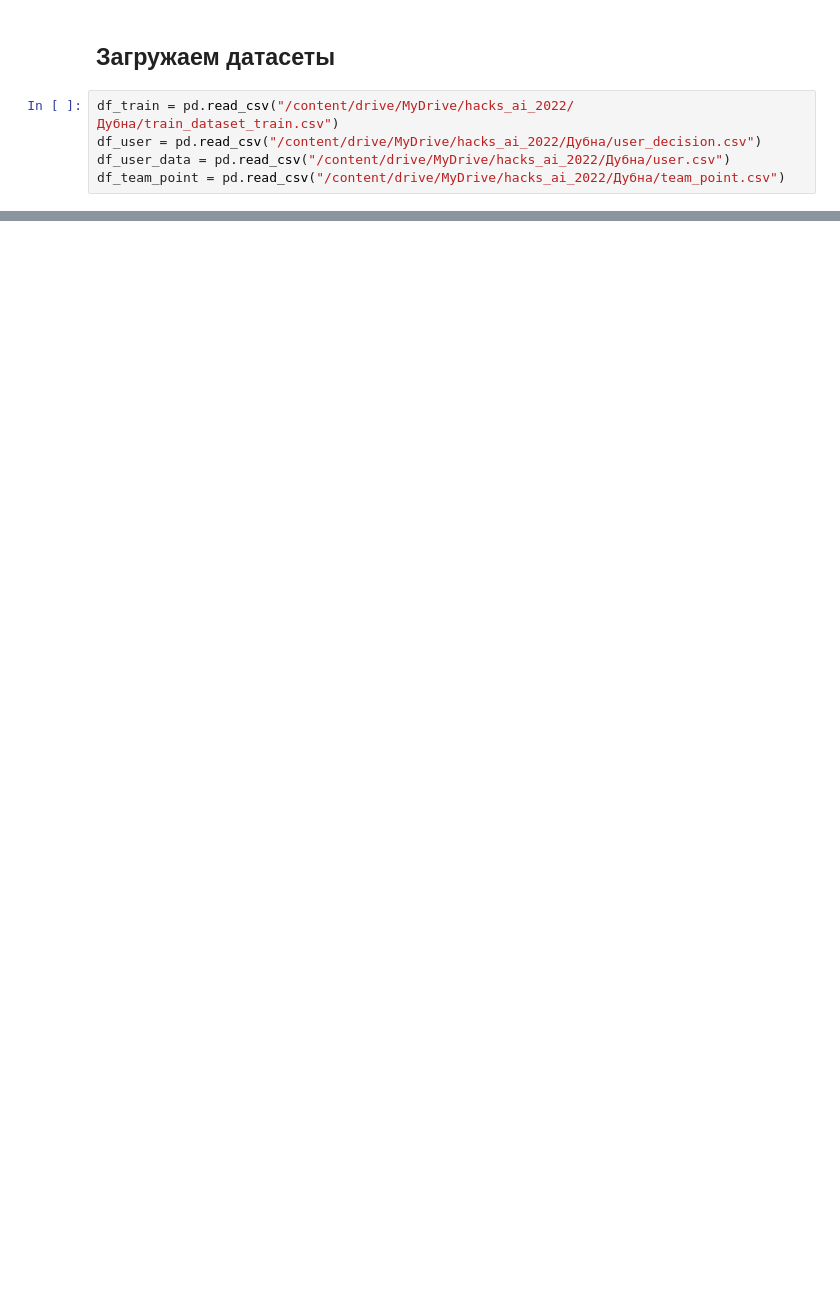
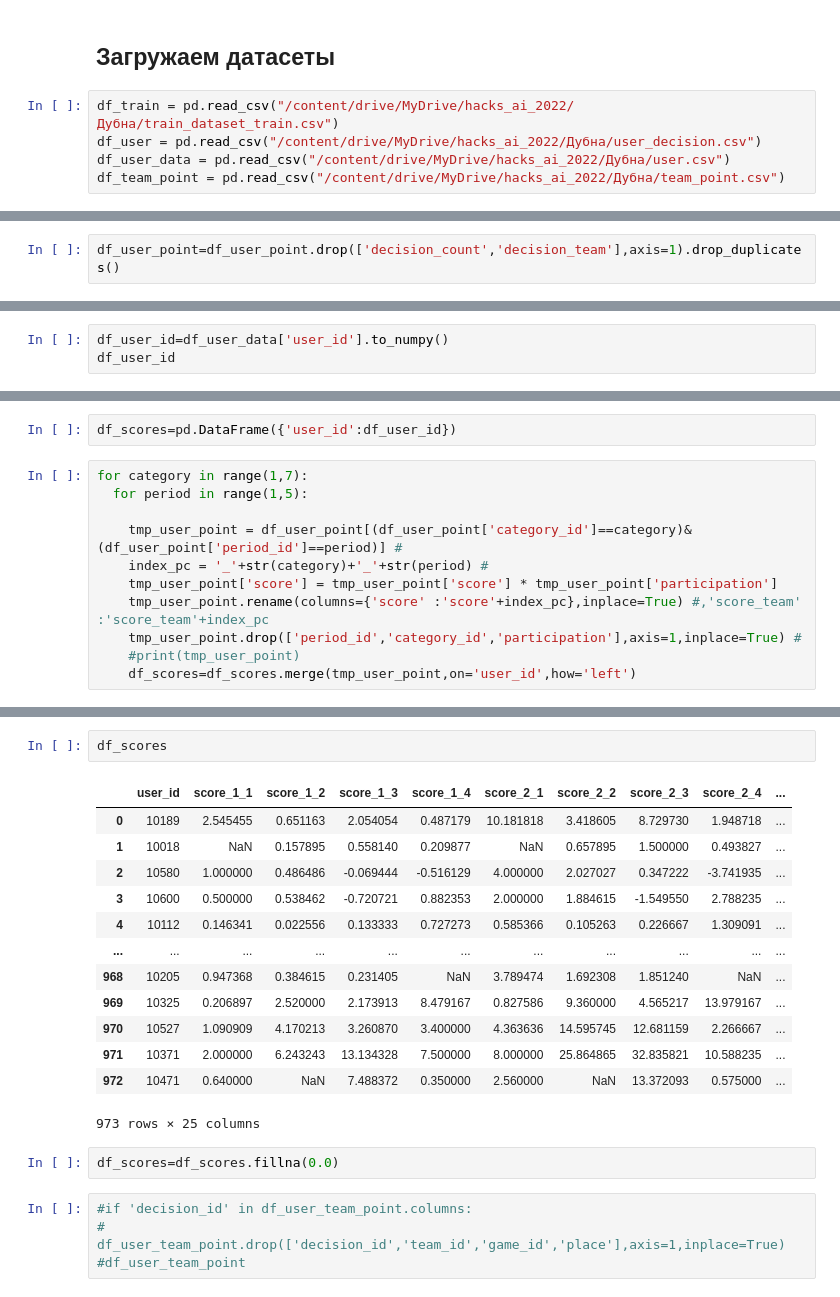
Before and after one commit to Value1965/Business_Up, a Jupyter notebook: Симуляция.ipynb, the cells around one changed output, grey strips where cells are left out. Saved outputs shown, nothing was run; the diff lists cells and outputs as text; blank space fills up the shorter version.

```diff
--- a/Симуляция.ipynb
+++ b/Симуляция.ipynb
@@ -27,0 +276,2 @@ df_team_point = pd.read_csv("/content/drive/MyDrive/hacks_ai_2022/Дубна/tea
+# %%
+df_user_point=df_user_point.drop(['decision_count','decision_team'],axis=1).drop_duplicates()
@@ -27,0 +300,3 @@ df_team_point = pd.read_csv("/content/drive/MyDrive/hacks_ai_2022/Дубна/tea
+# %%
+df_user_id=df_user_data['user_id'].to_numpy()
+df_user_id
@@ -27,0 +321,13 @@ df_team_point = pd.read_csv("/content/drive/MyDrive/hacks_ai_2022/Дубна/tea
+# %%
+df_scores=pd.DataFrame({'user_id':df_user_id})
+# %%
+for category in range(1,7):
+  for period in range(1,5):
+
+    tmp_user_point = df_user_point[(df_user_point['category_id']==category)&(df_user_point['period_id']==period)] #
+    index_pc = '_'+str(category)+'_'+str(period) #
+    tmp_user_point['score'] = tmp_user_point['score'] * tmp_user_point['participation']
+    tmp_user_point.rename(columns={'score' :'score'+index_pc},inplace=True) #,'score_team' :'score_team'+index_pc
+    tmp_user_point.drop(['period_id','category_id','participation'],axis=1,inplace=True) #
+    #print(tmp_user_point)
+    df_scores=df_scores.merge(tmp_user_point,on='user_id',how='left')
@@ -27,0 +348,22 @@ df_team_point = pd.read_csv("/content/drive/MyDrive/hacks_ai_2022/Дубна/tea
+# %%
+df_scores
+# %% [output]
+|  | user_id | score_1_1 | score_1_2 | score_1_3 | score_1_4 | score_2_1 | score_2_2 | score_2_3 | score_2_4 | ... |
+| 0 | 10189 | 2.545455 | 0.651163 | 2.054054 | 0.487179 | 10.181818 | 3.418605 | 8.729730 | 1.948718 | ... |
+| 1 | 10018 | NaN | 0.157895 | 0.558140 | 0.209877 | NaN | 0.657895 | 1.500000 | 0.493827 | ... |
+| 2 | 10580 | 1.000000 | 0.486486 | -0.069444 | -0.516129 | 4.000000 | 2.027027 | 0.347222 | -3.741935 | ... |
+| 3 | 10600 | 0.500000 | 0.538462 | -0.720721 | 0.882353 | 2.000000 | 1.884615 | -1.549550 | 2.788235 | ... |
+| 4 | 10112 | 0.146341 | 0.022556 | 0.133333 | 0.727273 | 0.585366 | 0.105263 | 0.226667 | 1.309091 | ... |
+| ... | ... | ... | ... | ... | ... | ... | ... | ... | ... | ... |
+| 968 | 10205 | 0.947368 | 0.384615 | 0.231405 | NaN | 3.789474 | 1.692308 | 1.851240 | NaN | ... |
+| 969 | 10325 | 0.206897 | 2.520000 | 2.173913 | 8.479167 | 0.827586 | 9.360000 | 4.565217 | 13.979167 | ... |
+| 970 | 10527 | 1.090909 | 4.170213 | 3.260870 | 3.400000 | 4.363636 | 14.595745 | 12.681159 | 2.266667 | ... |
+| 971 | 10371 | 2.000000 | 6.243243 | 13.134328 | 7.500000 | 8.000000 | 25.864865 | 32.835821 | 10.588235 | ... |
+| 972 | 10471 | 0.640000 | NaN | 7.488372 | 0.350000 | 2.560000 | NaN | 13.372093 | 0.575000 | ... |
+973 rows × 25 columns
+# %%
+df_scores=df_scores.fillna(0.0)
+# %%
+#if 'decision_id' in df_user_team_point.columns:
+#  df_user_team_point.drop(['decision_id','team_id','game_id','place'],axis=1,inplace=True)
+#df_user_team_point
```
Also changed, not shown: parts of 51 cells of this notebook.
